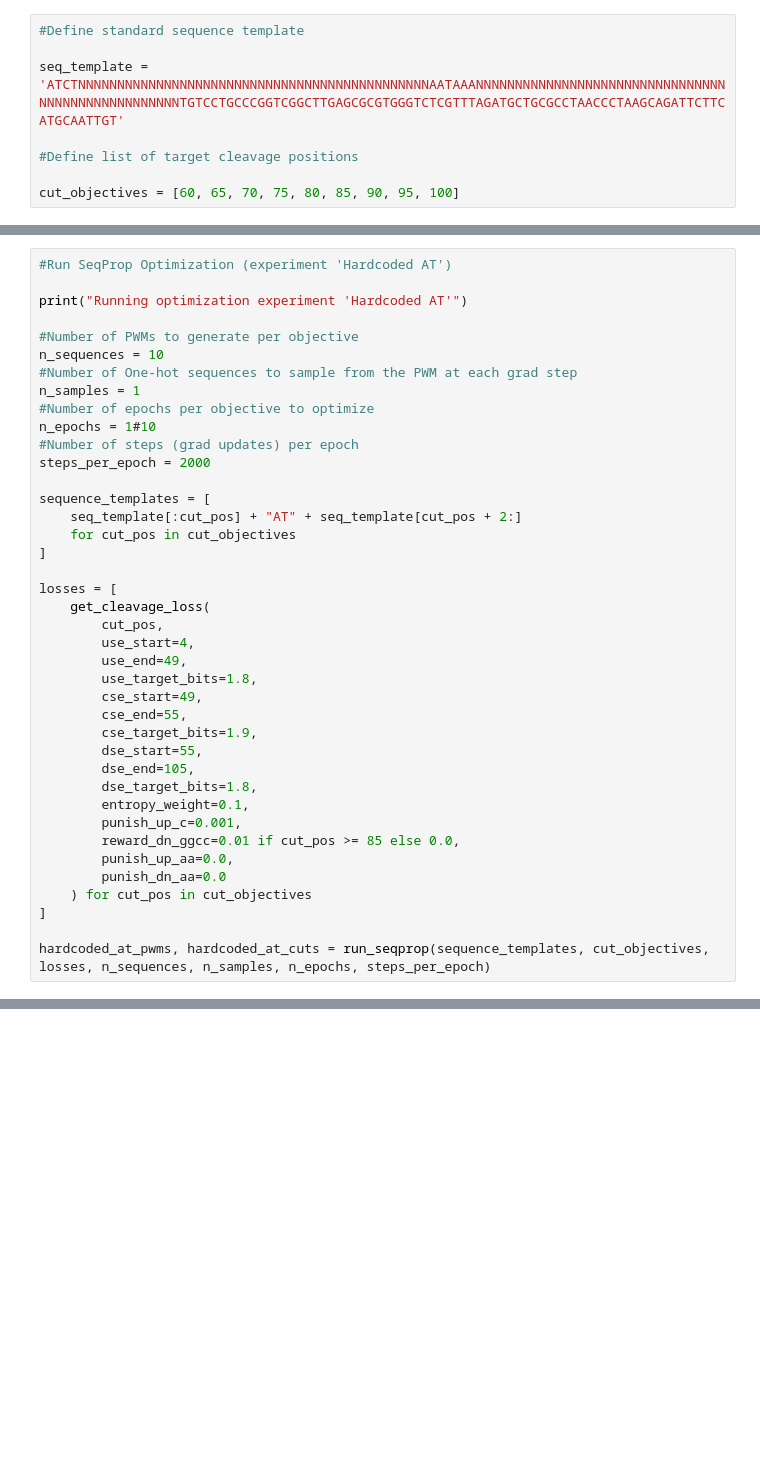
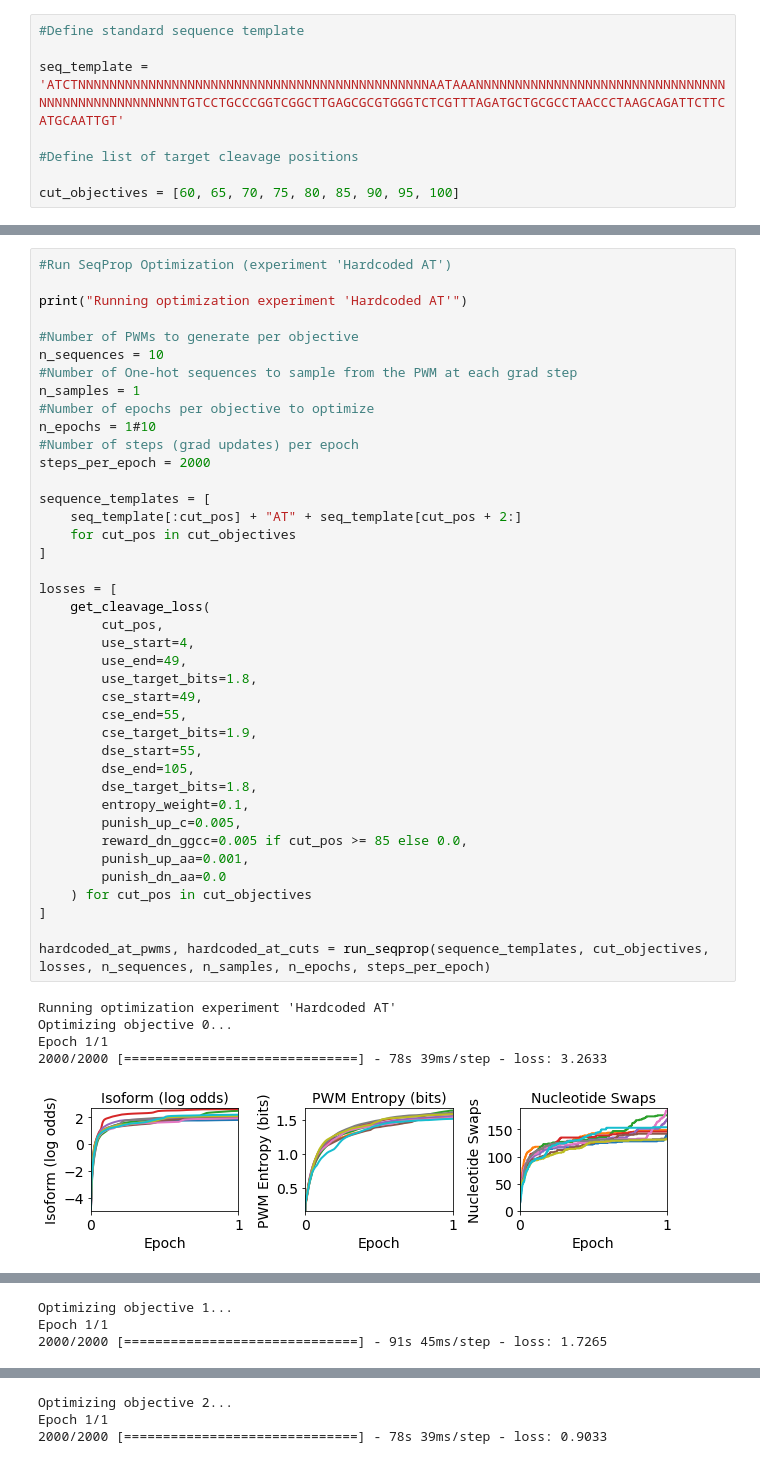
Before and after one commit to johli/aparent, a Jupyter notebook: seqprop/seqprop_aparent_cleavage_optimization_legacy.ipynb, the cells around one changed output, grey strips where cells are left out. Cells and saved outputs as stored; diff of their text form; blank space fills up the shorter version.

```diff
--- a/seqprop/seqprop_aparent_cleavage_optimization_legacy.ipynb
+++ b/seqprop/seqprop_aparent_cleavage_optimization_legacy.ipynb
@@ -343,33 +347,39 @@ n_sequences = 10
 #Number of One-hot sequences to sample from the PWM at each grad step
 n_samples = 1
 #Number of epochs per objective to optimize
 n_epochs = 1#10
 #Number of steps (grad updates) per epoch
 steps_per_epoch = 2000
 
 sequence_templates = [
     seq_template[:cut_pos] + "AT" + seq_template[cut_pos + 2:]
     for cut_pos in cut_objectives
 ]
 
 losses = [
     get_cleavage_loss(
         cut_pos,
         use_start=4,
         use_end=49,
         use_target_bits=1.8,
         cse_start=49,
         cse_end=55,
         cse_target_bits=1.9,
         dse_start=55,
         dse_end=105,
         dse_target_bits=1.8,
         entropy_weight=0.1,
-        punish_up_c=0.001,
-        reward_dn_ggcc=0.01 if cut_pos >= 85 else 0.0,
-        punish_up_aa=0.0,
+        punish_up_c=0.005,
+        reward_dn_ggcc=0.005 if cut_pos >= 85 else 0.0,
+        punish_up_aa=0.001,
         punish_dn_aa=0.0
     ) for cut_pos in cut_objectives
 ]
 
 hardcoded_at_pwms, hardcoded_at_cuts = run_seqprop(sequence_templates, cut_objectives, losses, n_sequences, n_samples, n_epochs, steps_per_epoch)
+# %% [output]
+Running optimization experiment 'Hardcoded AT'
+Optimizing objective 0...
+Epoch 1/1
+2000/2000 [==============================] - 78s 39ms/step - loss: 3.2633
+[figure, added]
@@ -375,0 +387,3 @@ hardcoded_at_pwms, hardcoded_at_cuts = run_seqprop(sequence_templates, cut_objec
+Optimizing objective 1...
+Epoch 1/1
+2000/2000 [==============================] - 91s 45ms/step - loss: 1.7265
@@ -375,0 +392,3 @@ hardcoded_at_pwms, hardcoded_at_cuts = run_seqprop(sequence_templates, cut_objec
+Optimizing objective 2...
+Epoch 1/1
+2000/2000 [==============================] - 78s 39ms/step - loss: 0.9033
```
Also changed, not shown: parts of 7 cells of this notebook, 2 other files.
